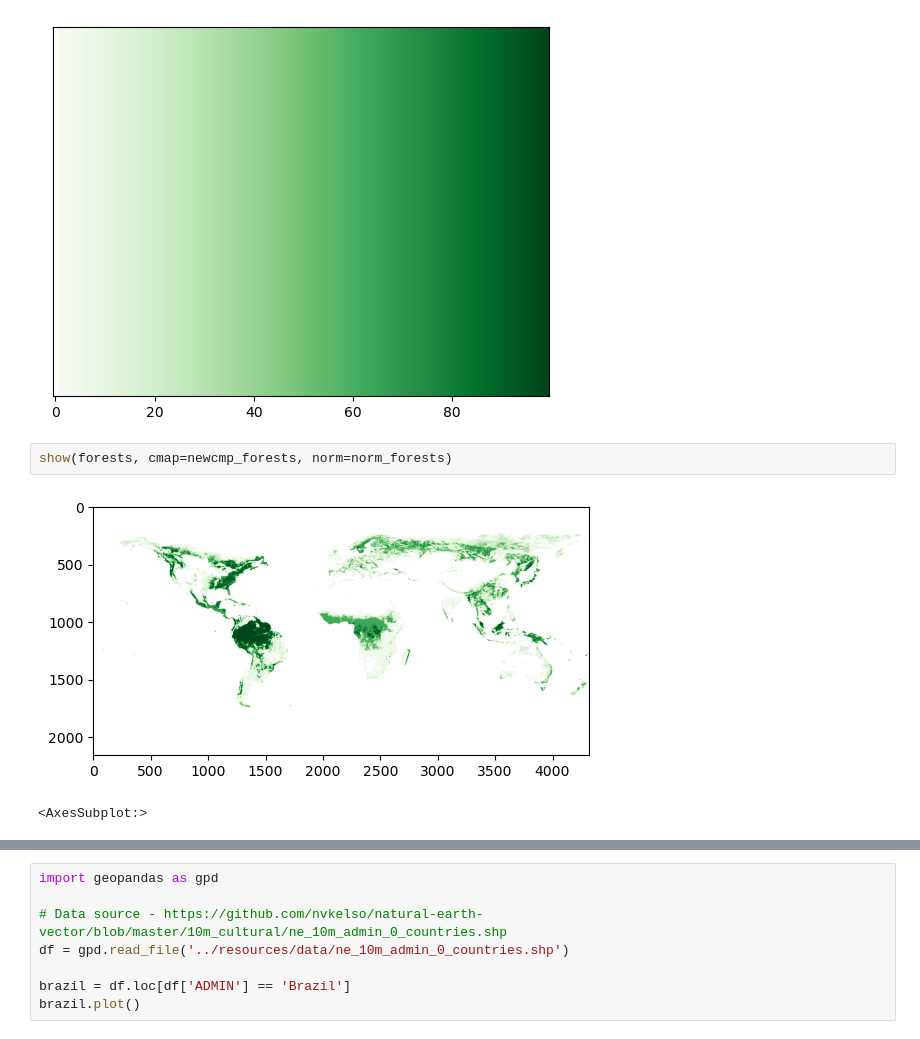
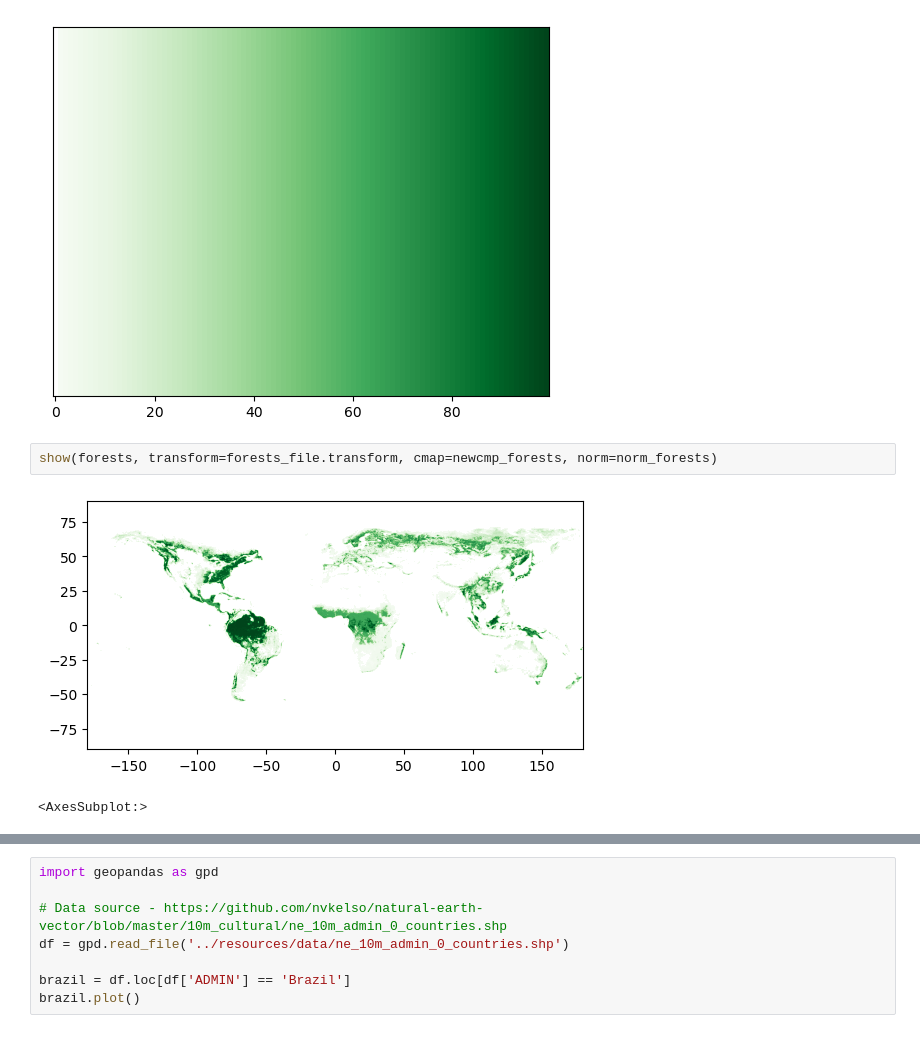
Before and after one commit to symmy596/Scipy2025_workshop, a Jupyter notebook: slides/4_raster_data_forests.ipynb, the cells around one changed output, grey strips where cells are left out. Saved outputs shown, nothing was run; the diff lists cells and outputs as text.

```diff
--- a/slides/4_raster_data_forests.ipynb
+++ b/slides/4_raster_data_forests.ipynb
@@ -79,9 +83,9 @@ ax.get_yaxis().set_visible(False)
 # %% [output]
 [figure]
 # %%
-show(forests, cmap=newcmp_forests, norm=norm_forests)
+show(forests, transform=forests_file.transform, cmap=newcmp_forests, norm=norm_forests)
 # %% [output]
-[figure, old version]
+[figure, new version]
 <AxesSubplot:>
 # %% [markdown]
 <img src="../resources/assets/projections.png">
```
Also changed, not shown: parts of 3 cells of this notebook, 13 other files.
